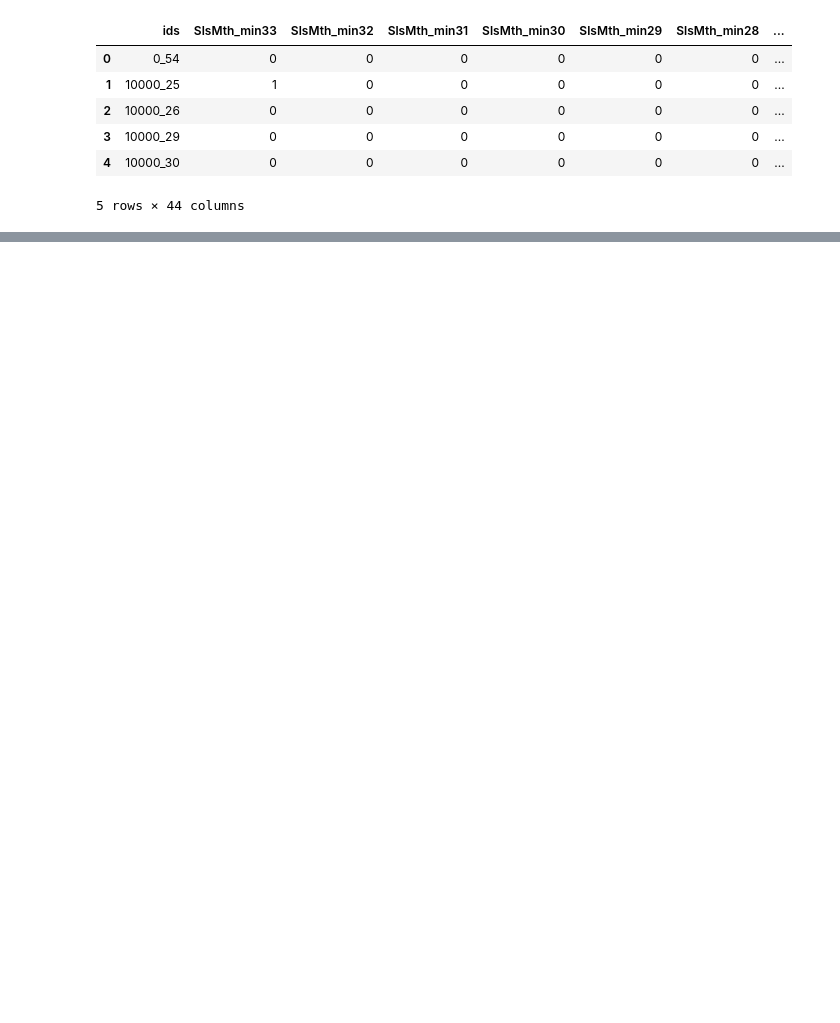
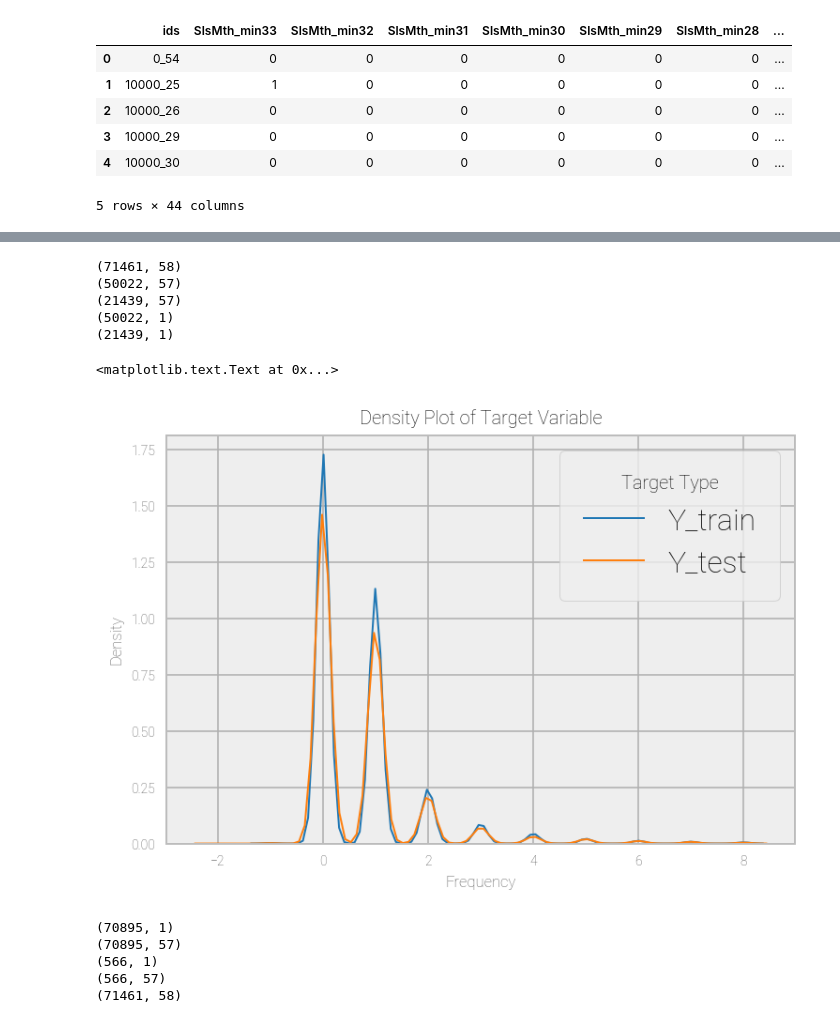
Before and after one commit to jamesoliver1981/Future_Sales, a Jupyter notebook: Modelling/J2_Feature_Engineering_01.ipynb, the cells around one changed output, grey strips where cells are left out. Cells and saved outputs as stored; diff of their text form; code cells hidden in the pictures; blank space fills up the shorter version.

Commit message:
Finalise Feature gen, and run first model

```diff
--- a/Modelling/J2_Feature_Engineering_01.ipynb
+++ b/Modelling/J2_Feature_Engineering_01.ipynb
@@ -98,0 +152,11 @@ stdprice3.head()
+# %%
+#Na's introduced - go through and understand why
+#in shop sales some shops didn't sell any - set to zero
+s5["ShopSales_1508"]=s5["ShopSales_1508"].fillna(0)
+s5["ShopSales_1509"]=s5["ShopSales_1509"].fillna(0)
+s5["ProdSales1508"]=s5["ProdSales1508"].fillna(0)
+s5["ProdSales1509"]=s5["ProdSales1508"].fillna(0)
+s5["DaysSold1507"]=s5["DaysSold1507"].fillna(0)
+s5["DaysSold1508"]=s5["DaysSold1508"].fillna(0)
+s5["DaysSold1509"]=s5["DaysSold1509"].fillna(0)
+s5.info()
@@ -98,0 +189,12 @@ stdprice3.head()
+# %%
+#reduce the data set to those which have had any sales in the last 3 months
+#predict 0 sales for those not here
+    #exception will be for new products - look at seperately
+endtrain=s5[s5.PStd1508.notnull()]
+endtrain.to_csv("/home/cdsw/all_data_with_features.csv")
+# %%
+y=endtrain[["Target"]]
+X=endtrain.drop("Target", axis=1)
+print(y.shape)
+print(X.shape)
+print(endtrain.shape)
@@ -98,0 +226,32 @@ stdprice3.head()
+# %%
+from sklearn.model_selection import train_test_split
+X_train, X_test,Y_train, Y_test = train_test_split(X,y,test_size=0.3,
+                                                   random_state=428)
+# %%
+print(endtrain.shape)
+print(X_train.shape)
+print(X_test.shape)
+print(Y_train.shape)
+print(Y_test.shape)
+# %% [output]
+(71461, 58)
+(50022, 57)
+(21439, 57)
+(50022, 1)
+(21439, 1)
+# %%
+import seaborn as sns
+from matplotlib import pyplot as plt
+
+# Draw the density plot
+sns.distplot(Y_train, hist = False, kde = True, kde_kws = {'linewidth': 1}, label = "Y_train")
+sns.distplot(Y_test, hist = False, kde = True, kde_kws = {'linewidth': 1}, label = "Y_test")
+
+# Plot formatting
+plt.legend(prop={'size': 16}, title = 'Target Type')
+plt.title('Density Plot of Target Variable')
+plt.xlabel('Frequency')
+plt.ylabel('Density')
+# %% [output]
+<matplotlib.text.Text at 0x...>
+[figure, added]
@@ -98,0 +261,20 @@ stdprice3.head()
+# %%
+end_small=endtrain[endtrain.Target <9]
+end_big=endtrain[endtrain.Target>=9]
+y1=end_small[["Target"]]
+X1=end_small.drop("Target", axis=1)
+y2=end_big[["Target"]]
+X2=end_big.drop("Target", axis=1)
+
+print(y1.shape)
+print(X1.shape)
+print(y2.shape)
+print(X2.shape)
+
+print(endtrain.shape)
+# %% [output]
+(70895, 1)
+(70895, 57)
+(566, 1)
+(566, 57)
+(71461, 58)
```
Also changed, not shown: parts of 25 cells of this notebook, 2 other files.
